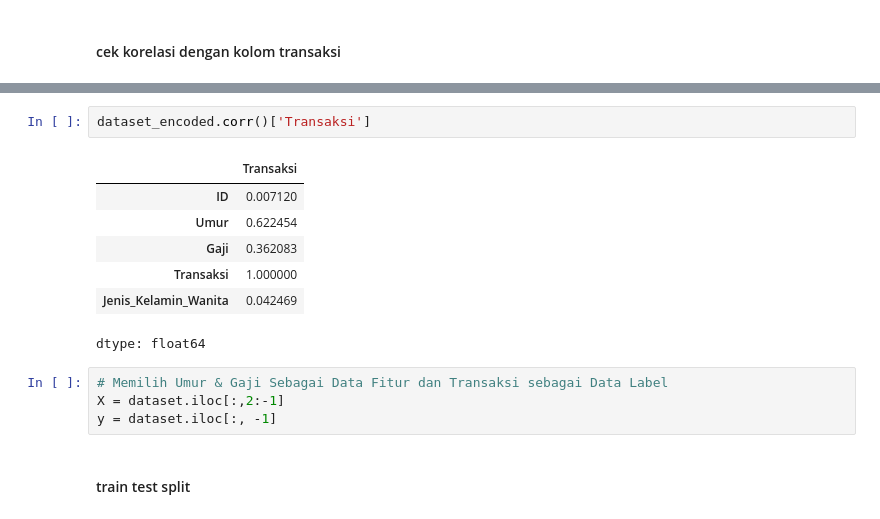
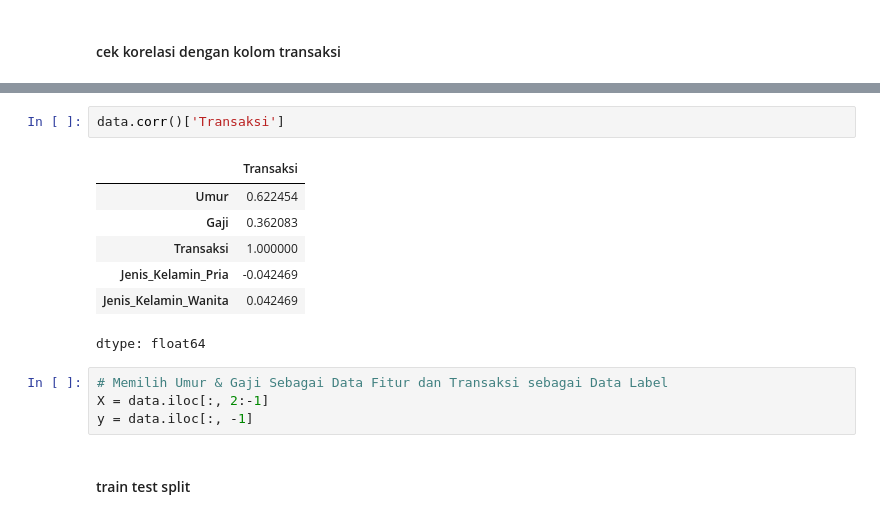
Before and after one commit to terra2n/2025_KB_TI-1C, a Jupyter notebook: jobsheet8.ipynb, the cells around one changed output, grey strips where cells are left out. Drawn from its saved outputs; the diff is of its cells as text.

```diff
--- a/jobsheet8.ipynb
+++ b/jobsheet8.ipynb
@@ -332,17 +337,17 @@ Name: Transaksi, dtype: float64
 # %%
-dataset_encoded.corr()['Transaksi']
+data.corr()['Transaksi']
 # %% [output]
 |  | Transaksi |
-| ID | 0.007120 |
 | Umur | 0.622454 |
 | Gaji | 0.362083 |
 | Transaksi | 1.000000 |
+| Jenis_Kelamin_Pria | -0.042469 |
 | Jenis_Kelamin_Wanita | 0.042469 |
 dtype: float64
 # %%
 # Memilih Umur & Gaji Sebagai Data Fitur dan Transaksi sebagai Data Label
-X = dataset.iloc[:,2:-1]
-y = dataset.iloc[:, -1]
+X = data.iloc[:, 2:-1]
+y = data.iloc[:, -1]
 # %% [markdown]
 #### train test split
 # %%
```
Also changed, not shown: parts of 23 cells of this notebook.
